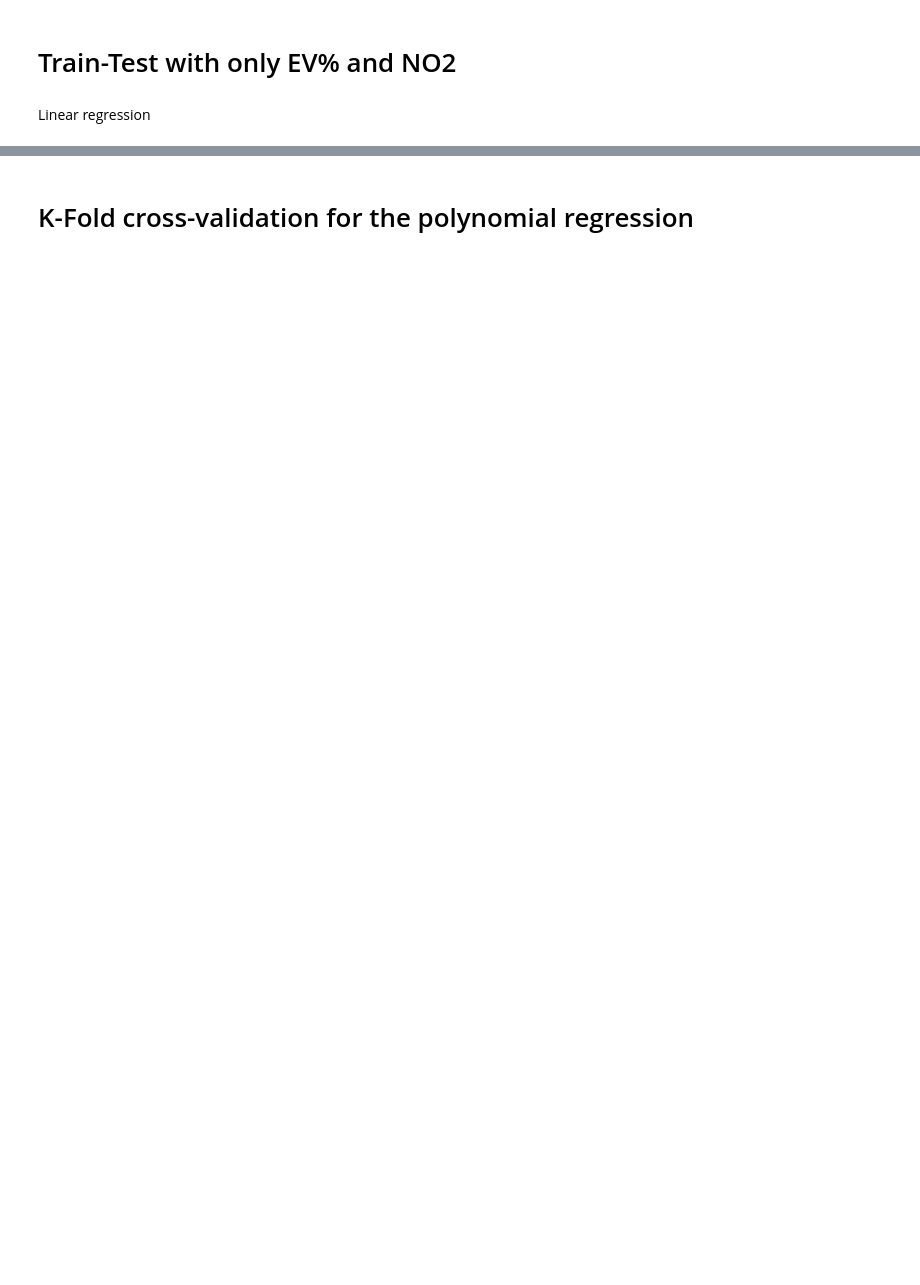
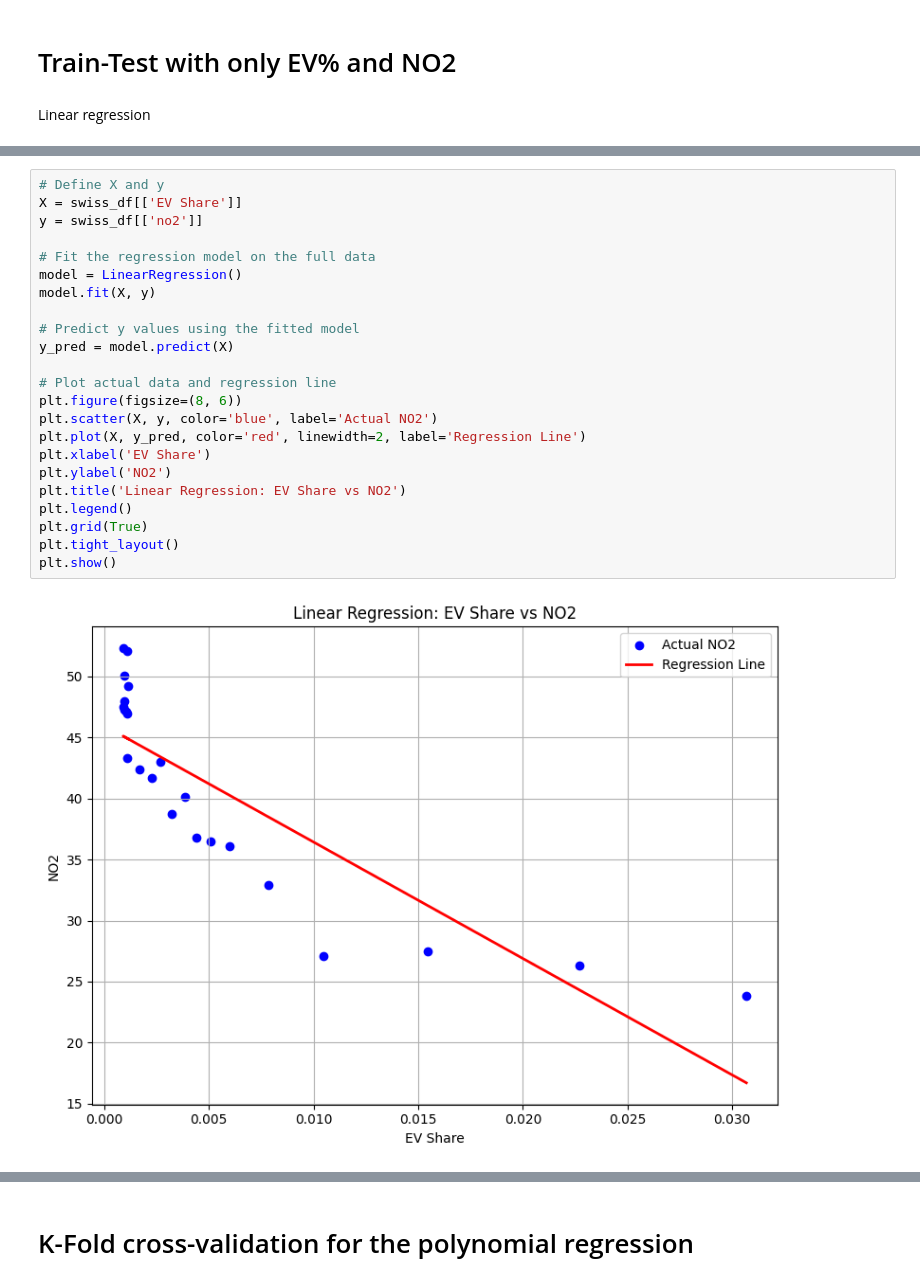
Before and after one commit to ChacoGolden/DSML_EV, a Jupyter notebook: train_test.ipynb, the cells around one changed output, grey strips where cells are left out. Saved outputs shown, nothing was run; the diff lists cells and outputs as text; blank space fills up the shorter version.

```diff
--- a/train_test.ipynb
+++ b/train_test.ipynb
@@ -71 +96,26 @@ ev_df_t.head()
+# %%
+# Define X and y
+X = swiss_df[['EV Share']]
+y = swiss_df[['no2']]
+
+# Fit the regression model on the full data
+model = LinearRegression()
+model.fit(X, y)
+
+# Predict y values using the fitted model
+y_pred = model.predict(X)
+
+# Plot actual data and regression line
+plt.figure(figsize=(8, 6))
+plt.scatter(X, y, color='blue', label='Actual NO2')
+plt.plot(X, y_pred, color='red', linewidth=2, label='Regression Line')
+plt.xlabel('EV Share')
+plt.ylabel('NO2')
+plt.title('Linear Regression: EV Share vs NO2')
+plt.legend()
+plt.grid(True)
+plt.tight_layout()
+plt.show()
+# %% [output]
+[figure, added]
 # %% [markdown]
```
Also changed, not shown: parts of 22 cells of this notebook.
